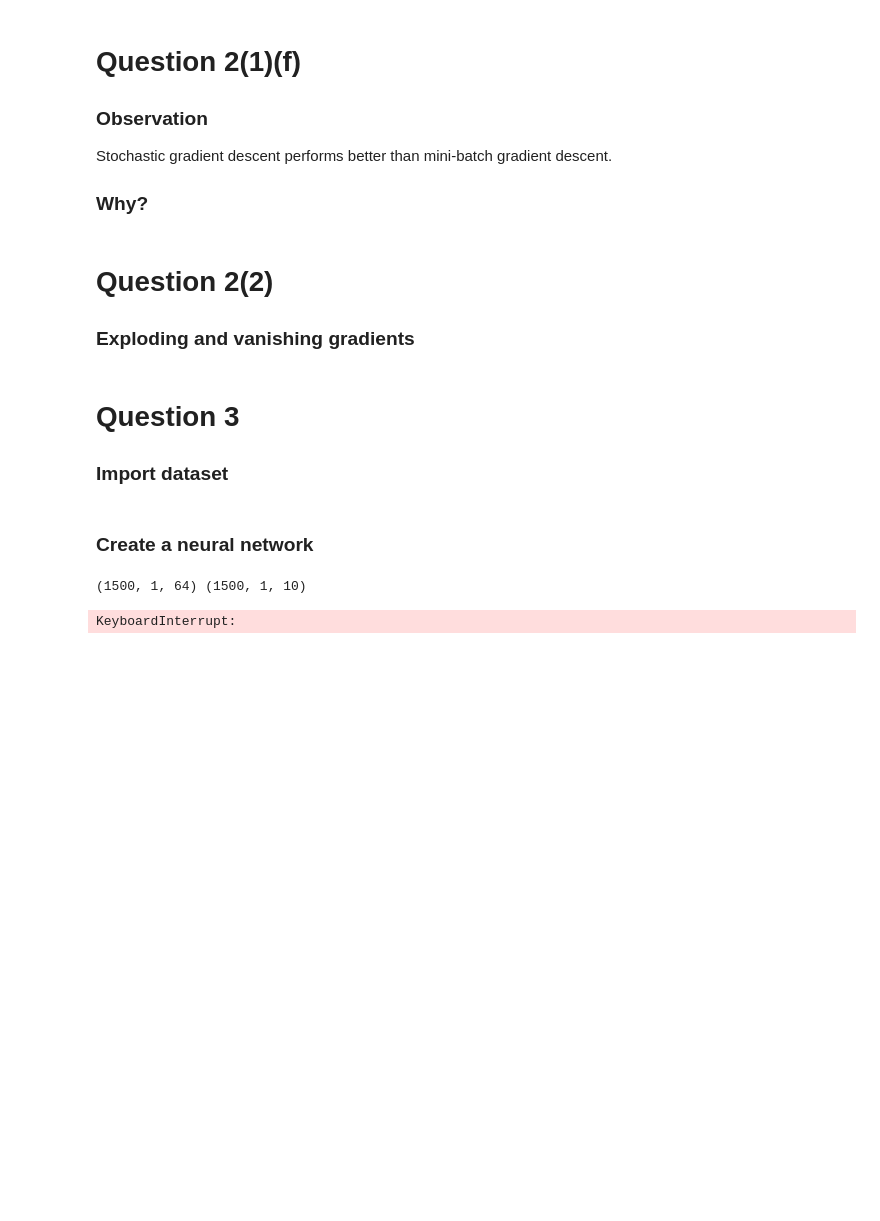
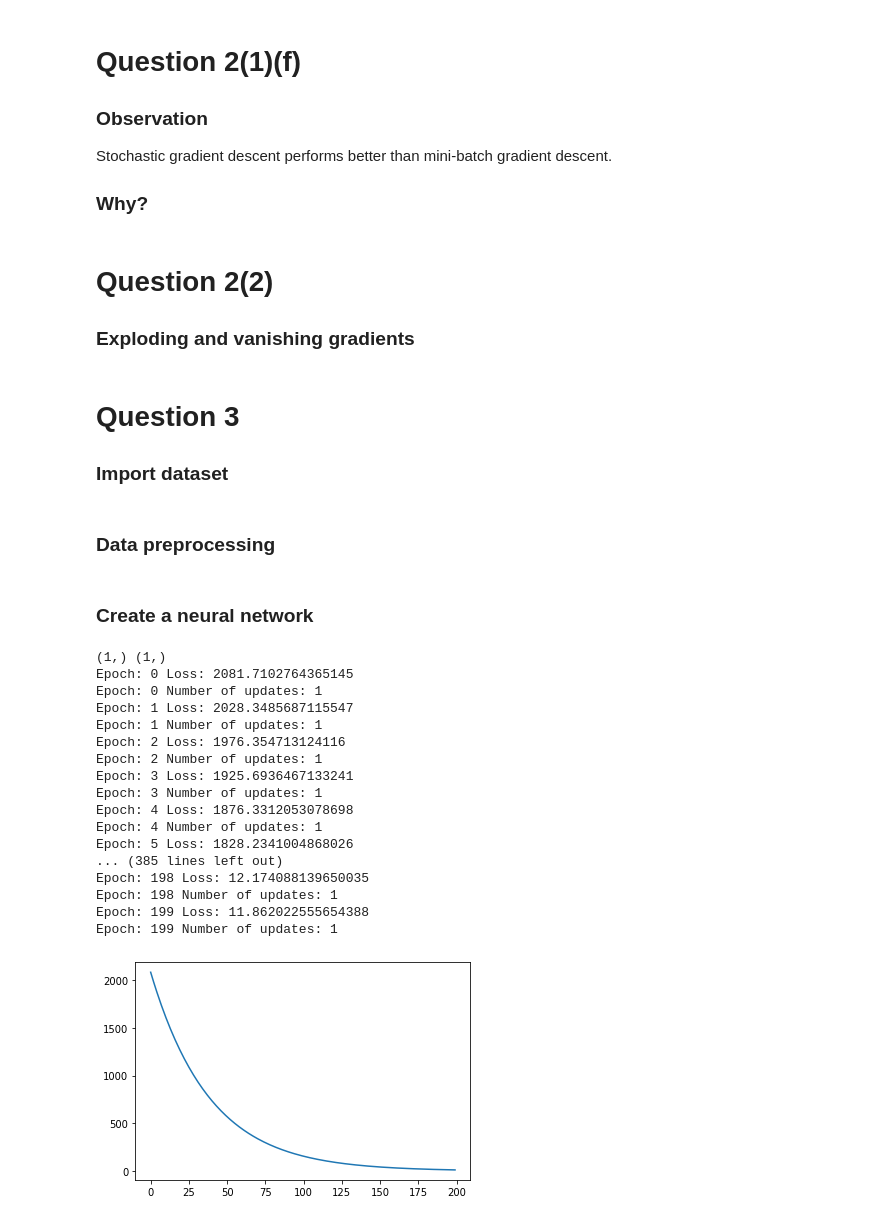
Before and after one commit to shashankkumarIITB/DeepLearning, a Jupyter notebook: Assignment1/Feed_forward_Net(Assignment 1).ipynb, the cells around one changed output. Cells and saved outputs as stored; diff of their text form; code cells hidden in the pictures; blank space fills up the shorter version.

```diff
--- a/Assignment1/Feed_forward_Net(Assignment 1).ipynb
+++ b/Assignment1/Feed_forward_Net(Assignment 1).ipynb
@@ -154,15 +154,15 @@ class Neural_Network():
         lr = self.learning_rate # learning rate
         epochs = self.epochs # number of epochs
         loss_list = []
+        num_updates = 0 # number of updates
         for e in range(epochs):
             losses = []
             for q in range(len(X)):
                 if minibatch == False:
                     rows, cols = X[q].shape[0], 1
-                    train_x = np.resize(X[q],(rows, cols))
                 else:
                     rows, cols = X[q].shape[1], X[q].shape[0]
-                    train_x = np.resize(X[q], (rows, cols))
+                train_x = np.resize(X[q], (rows, cols))
 
                 if not onehotencoded:
                     train_y = np.resize(Y[q],(1,1))
@@ -173,12 +173,14 @@ class Neural_Network():
                 loss = self.loss(out, train_y)
                 grads = self.backward(train_x, train_y, dot_prod_z, activations_a) # find the gradients using backward pass
                 self.update_parameters(grads, lr)
+                num_updates += 1
                 losses.append(loss)
 
             loss_mean = np.mean(np.array(losses))
             loss_list.append(loss_mean)
             print(f'Epoch: {e} Loss: {loss_mean}')
-
+            print(f'Epoch: {e} Number of updates: {num_updates}')
+            num_updates = 0
         return loss_list
 
     def predict(self, x):
@@ -348,38 +350,61 @@ Stochastic gradient descent performs better than mini-batch gradient descent.
 def loadData():
     data = datasets.load_digits()
     return data['data'], data['target']
+# %% [markdown]
+### Data preprocessing
+# %%
+def preprocess():
+    X, Y = loadData()
+    X = X / 255
+    return X, Y
 # %% [markdown]
 ### Create a neural network
 # %%
 # Number of neurons in each layer
-neurons = [64, 256, 128, 10]
-activations = ['sigmoid', 'sigmoid', 'sigmoid']
+neurons = [64, 256, 128, 1]
+activations = ['sigmoid', 'sigmoid', 'relu']
 loss_function = 'squared'
-epochs = 1000
-learning_rate = 0.001
+epochs = 200
+learning_rate = 0.0001
 
 # Data preprocessing
-X,Y = loadData()
 onehotencoded = False
 minibatch = True
-batch_size = 1
-Y = onehotencoding(Y)
+batch_size = 1500
+X, Y = preprocess()
+# Y = onehotencoding(Y)
 X, Y = create_minibatches(X, Y, batch_size)
 
 # Split training and test data
-num_training = 1500
+num_training = 1500 // batch_size
 train_X, train_Y = X[: num_training], Y[: num_training]
 test_X, test_Y = X[num_training:], Y[num_training:]
 
 print(train_X.shape, train_Y.shape)
 
  # Train the network
 neuralnet = Neural_Network(neurons, activations, epochs, learning_rate, loss_function)
 loss = neuralnet.train(train_X, train_Y, minibatch=minibatch)
 
 # Plot the results
 plt.plot(loss)
 plt.show()
 # %% [output]
-(1500, 1, 64) (1500, 1, 10)
+(1,) (1,)
+Epoch: 0 Loss: 2081.7102764365145
+Epoch: 0 Number of updates: 1
+Epoch: 1 Loss: 2028.3485687115547
+Epoch: 1 Number of updates: 1
+Epoch: 2 Loss: 1976.354713124116
+Epoch: 2 Number of updates: 1
+Epoch: 3 Loss: 1925.6936467133241
+Epoch: 3 Number of updates: 1
+Epoch: 4 Loss: 1876.3312053078698
+Epoch: 4 Number of updates: 1
+Epoch: 5 Loss: 1828.2341004868026
+... (385 lines left out)
+Epoch: 198 Loss: 12.174088139650035
+Epoch: 198 Number of updates: 1
+Epoch: 199 Loss: 11.862022555654388
+Epoch: 199 Number of updates: 1
-KeyboardInterrupt:
+[figure, added]
```
